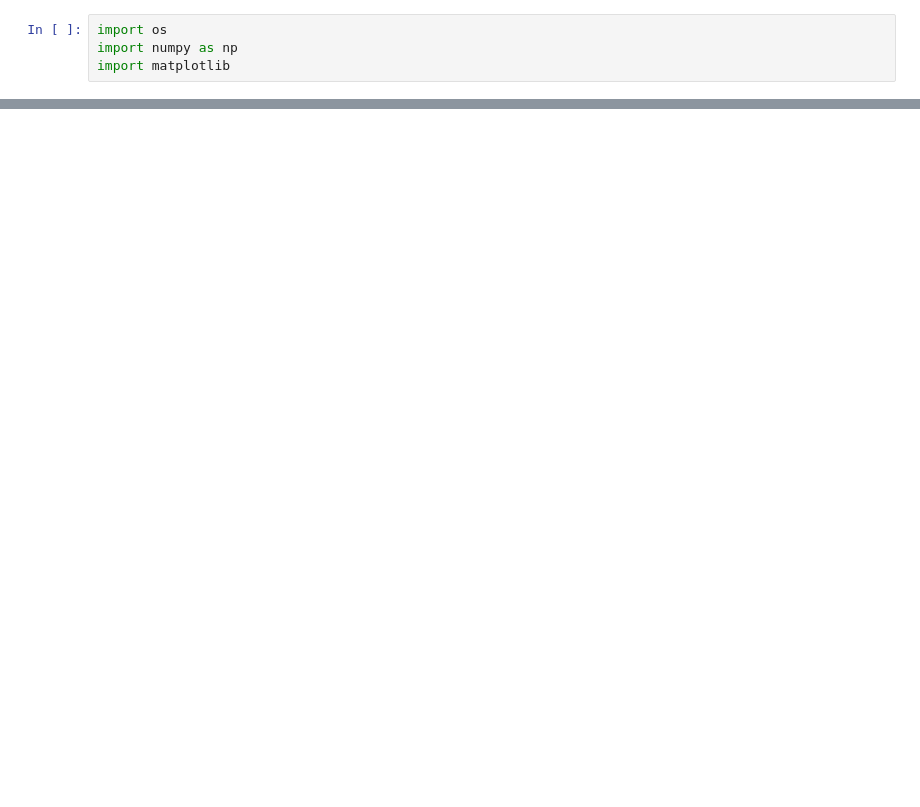
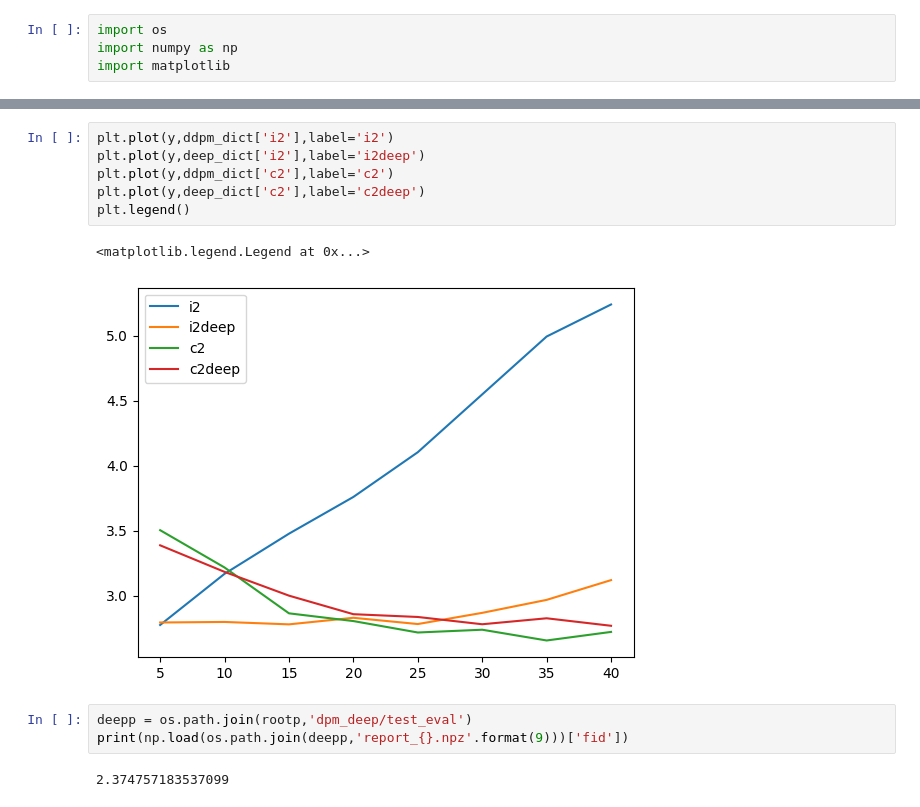
Before and after one commit to LucasYFL/dpm-solver, a Jupyter notebook: example_v2/score_sde_pytorch/jupyter/FID_plot.ipynb, the cells around one changed output, grey strips where cells are left out. Drawn from its saved outputs; the diff is of its cells as text; blank space fills up the shorter version.

```diff
--- a/example_v2/score_sde_pytorch/jupyter/FID_plot.ipynb
+++ b/example_v2/score_sde_pytorch/jupyter/FID_plot.ipynb
@@ -146,0 +192,14 @@ plt.show()
+# %%
+plt.plot(y,ddpm_dict['i2'],label='i2')
+plt.plot(y,deep_dict['i2'],label='i2deep')
+plt.plot(y,ddpm_dict['c2'],label='c2')
+plt.plot(y,deep_dict['c2'],label='c2deep')
+plt.legend()
+# %% [output]
+<matplotlib.legend.Legend at 0x...>
+[figure, added]
+# %%
+deepp = os.path.join(rootp,'dpm_deep/test_eval')
+print(np.load(os.path.join(deepp,'report_{}.npz'.format(9)))['fid'])
+# %% [output]
+2.374757183537099
```
Also changed, not shown: parts of 10 cells of this notebook, 13 other files.
